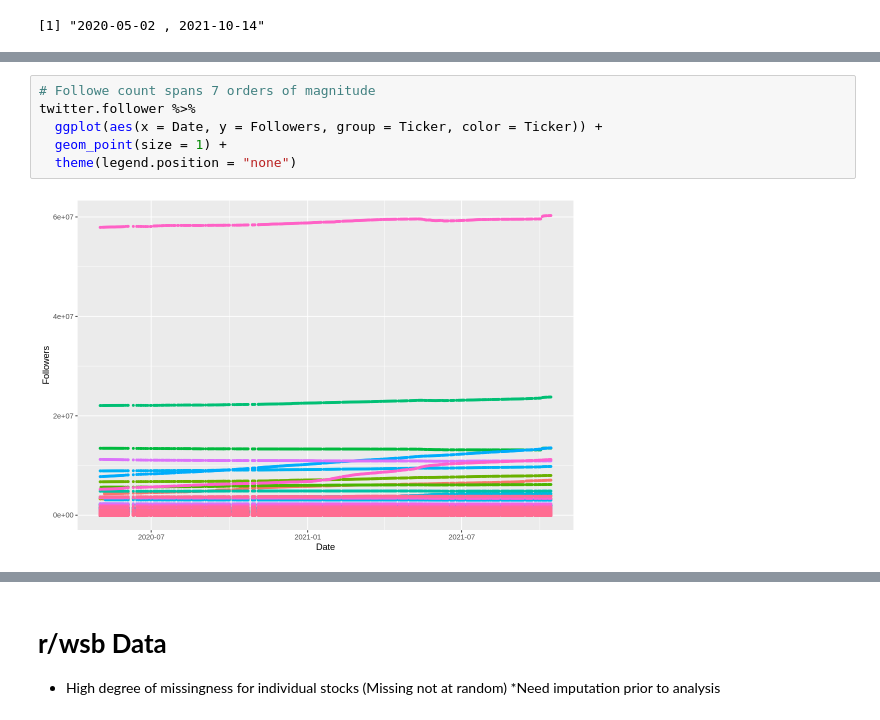
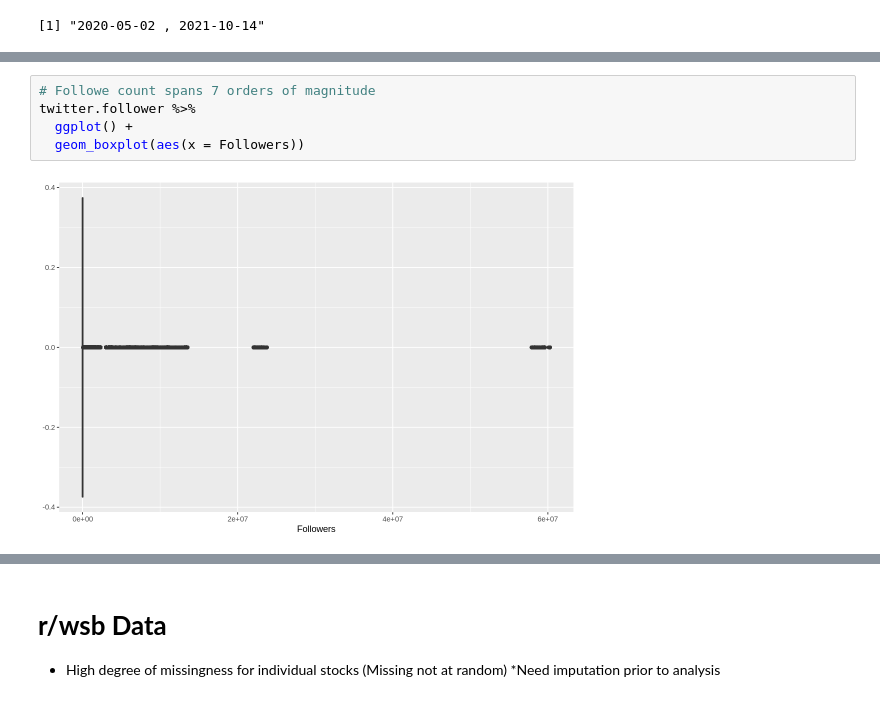
Before and after one commit to limshaocong/analyticsEdge, a Jupyter notebook: Data_Exploration.ipynb, the cells around one changed output, grey strips where cells are left out. Cells and saved outputs as stored; diff of their text form.

```diff
--- a/Data_Exploration.ipynb
+++ b/Data_Exploration.ipynb
@@ -530,8 +576,7 @@ A data.frame: 10 × 6
 # %%
 # Followe count spans 7 orders of magnitude
 twitter.follower %>%
-  ggplot(aes(x = Date, y = Followers, group = Ticker, color = Ticker)) +
-  geom_point(size = 1) +
-  theme(legend.position = "none")
+  ggplot() +
+  geom_boxplot(aes(x = Followers))
 # %% [output]
-[figure, old version]
+[figure, new version]
```
Also changed, not shown: parts of 9 cells of this notebook.
